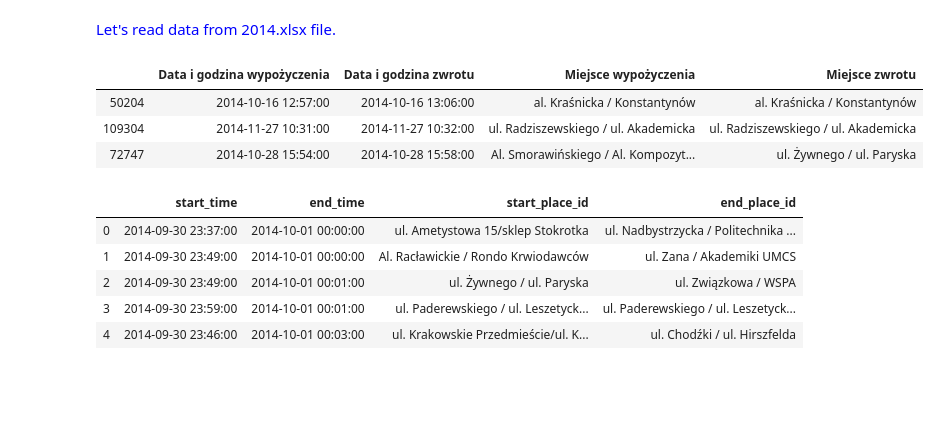
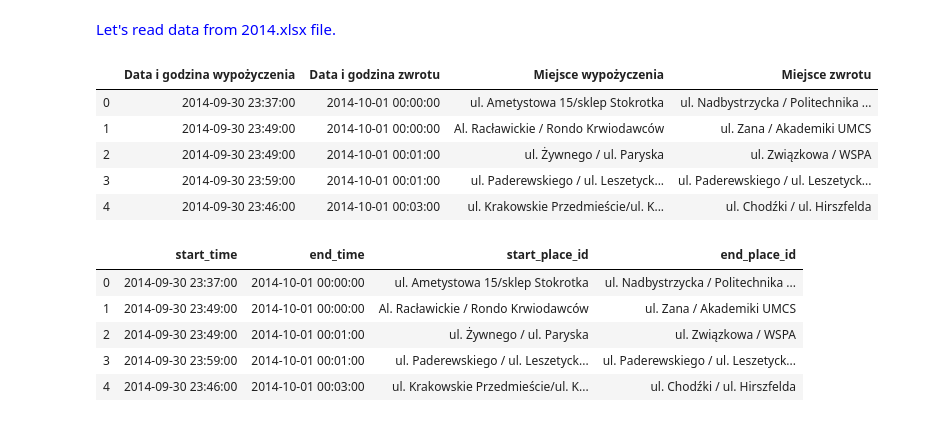
Before and after one commit to KGorczyca/City_bike_Lublin, a Jupyter notebook: PROJECT PART 3 (2014).ipynb, the cells around one changed output. Drawn from its saved outputs; the diff is of its cells as text; code cells hidden in the pictures; blank space fills up the shorter version.

```diff
--- a/PROJECT PART 3 (2014).ipynb
+++ b/PROJECT PART 3 (2014).ipynb
@@ -24,13 +24,16 @@ city_bike14 = pd.read_excel('2014.xlsx',sheet_name= ['Październik część 1','
 # %%
 #You have to merge dataframes by using 'concat'
 
 city_bike14 = pd.concat(objs=[city_bike14['Październik część 1'],city_bike14['Październik część 2'],city_bike14['Listopad']], ignore_index=True)
-city_bike14.sample(3)
+
+city_bike14.head()
 # %% [output]
 |  | Data i godzina wypożyczenia | Data i godzina zwrotu | Miejsce wypożyczenia | Miejsce zwrotu |
-| 50204 | 2014-10-16 12:57:00 | 2014-10-16 13:06:00 | al. Kraśnicka / Konstantynów | al. Kraśnicka / Konstantynów |
-| 109304 | 2014-11-27 10:31:00 | 2014-11-27 10:32:00 | ul. Radziszewskiego / ul. Akademicka | ul. Radziszewskiego / ul. Akademicka |
-| 72747 | 2014-10-28 15:54:00 | 2014-10-28 15:58:00 | Al. Smorawińskiego / Al. Kompozyt... | ul. Żywnego / ul. Paryska |
+| 0 | 2014-09-30 23:37:00 | 2014-10-01 00:00:00 | ul. Ametystowa 15/sklep Stokrotka | ul. Nadbystrzycka / Politechnika ... |
+| 1 | 2014-09-30 23:49:00 | 2014-10-01 00:00:00 | Al. Racławickie / Rondo Krwiodawców | ul. Zana / Akademiki UMCS |
+| 2 | 2014-09-30 23:49:00 | 2014-10-01 00:01:00 | ul. Żywnego / ul. Paryska | ul. Związkowa / WSPA |
+| 3 | 2014-09-30 23:59:00 | 2014-10-01 00:01:00 | ul. Paderewskiego / ul. Leszetyck... | ul. Paderewskiego / ul. Leszetyck... |
+| 4 | 2014-09-30 23:46:00 | 2014-10-01 00:03:00 | ul. Krakowskie Przedmieście/ul. K... | ul. Chodźki / ul. Hirszfelda |
 # %%
 city_bike14.rename(columns = {'Data i godzina wypożyczenia':'start_time', 'Data i godzina zwrotu':'end_time','Miejsce wypożyczenia':'start_place_id','Miejsce zwrotu':'end_place_id'},inplace=True)
 city_bike14.head()
```
Also changed, not shown: parts of 33 cells of this notebook, 3 other files.
